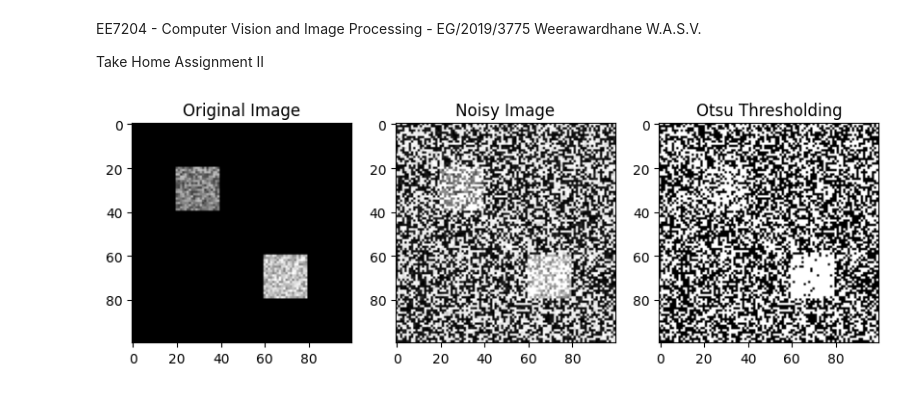
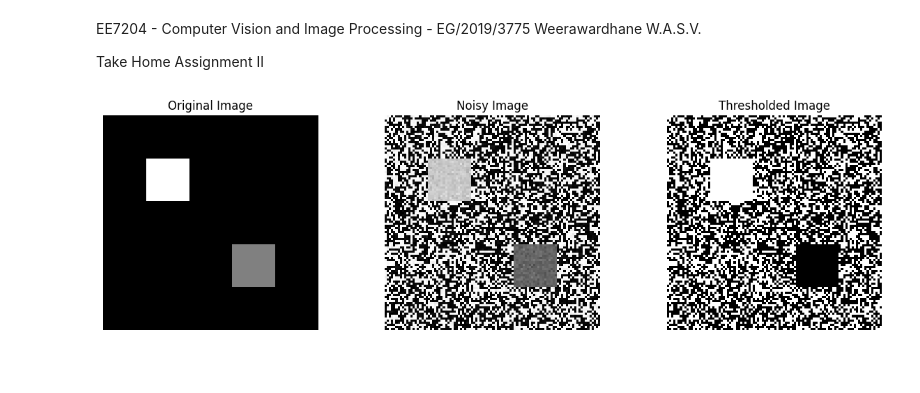
Before and after one commit to venuranga/EE7204---TakeHomeAssignment-II_EG_2019_3775, a Jupyter notebook: TakeHomeAssignment_ii_EG_2019_3775.ipynb, the cells around one changed output. Saved outputs shown, nothing was run; the diff lists cells and outputs as text; code cells hidden in the pictures; blank space fills up the shorter version.

```diff
--- a/TakeHomeAssignment_ii_EG_2019_3775.ipynb
+++ b/TakeHomeAssignment_ii_EG_2019_3775.ipynb
@@ -9,30 +9,55 @@ Take Home Assignment II
 # %%
 import numpy as np
 import cv2
 import matplotlib.pyplot as plt
 
-# Generating synthetic image with 2 objects and Gaussian noise
-img = np.zeros((100, 100), dtype=np.uint8)
-obj1 = np.random.randint(50, 150, size=(20, 20))
-obj2 = np.random.randint(100, 200, size=(20, 20))
-img[20:40, 20:40] = obj1
-img[60:80, 60:80] = obj2
+# Function to generate the synthetic image with 2 objects
+def generate_image():
+    image = np.zeros((100, 100), dtype=np.uint8)  # Create a black image
+    obj1 = np.full((20, 20), 200, dtype=np.uint8)  # Object 1 with intensity 200
+    obj2 = np.full((20, 20), 100, dtype=np.uint8)  # Object 2 with intensity 100
+    image[20:40, 20:40] = obj1
+    image[60:80, 60:80] = obj2
+    return image
 
-# Adding Gaussian noise
-noise = np.random.normal(0, 20, img.shape).astype(np.uint8)
-noisy_img = cv2.add(img, noise)
+# Function to add Gaussian noise to the image
+def add_gaussian_noise(image, mean=0, stddev=10):
+    noise = np.random.normal(mean, stddev, image.shape).astype(np.uint8)
+    noisy_image = image + noise
+    return noisy_image
 
-# Applying Otsu's thresholding
-_, otsu_img = cv2.threshold(noisy_img, 0, 255, cv2.THRESH_BINARY+cv2.THRESH_OTSU)
+# Generate image
+image = generate_image()
 
-# Plotting
-plt.figure(figsize=(10, 5))
-plt.subplot(131), plt.imshow(img, cmap='gray'), plt.title('Original Image')
-plt.subplot(132), plt.imshow(noisy_img, cmap='gray'), plt.title('Noisy Image')
-plt.subplot(133), plt.imshow(otsu_img, cmap='gray'), plt.title('Otsu Thresholding')
+# Add Gaussian noise
+noisy_image = add_gaussian_noise(image)
+
+
+# Apply Otsu's algorithm (or use adaptive thresholding)
+_, thresholded_image = cv2.threshold(noisy_image, 0, 255, cv2.THRESH_BINARY + cv2.THRESH_OTSU)
+
+# Display results in three columns
+plt.figure(figsize=(20, 4))
+
+plt.subplot(1, 4, 1)
+plt.imshow(image, cmap='gray')
+plt.title('Original Image')
+plt.axis('off')
+
+plt.subplot(1, 4, 2)
+plt.imshow(noisy_image, cmap='gray')
+plt.title('Noisy Image')
+plt.axis('off')
+
+
+plt.subplot(1, 4, 3)
+plt.imshow(thresholded_image, cmap='gray')
+plt.title('Thresholded Image')
+plt.axis('off')
+
 plt.show()
 # %% [output]
-[figure, old version]
+[figure, new version]
 # %%
 import numpy as np
 import cv2
```
